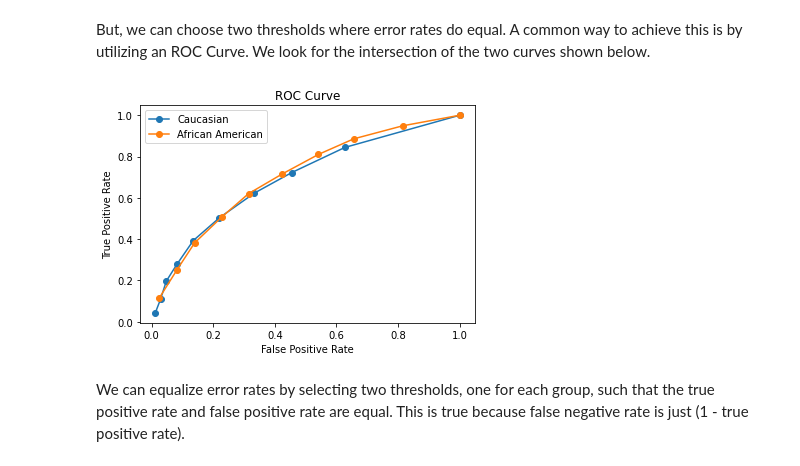
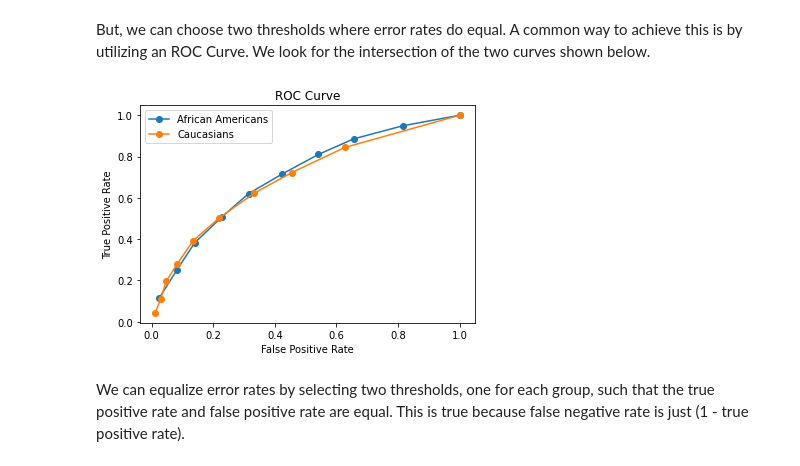
Before and after one commit to aimandrell/fairness-in-decision-making, a Jupyter notebook: COMPAS Risk Assessment.ipynb, the cells around one changed output. Cells and saved outputs as stored; diff of their text form; code cells hidden in the pictures.

```diff
--- a/COMPAS Risk Assessment.ipynb
+++ b/COMPAS Risk Assessment.ipynb
@@ -290,13 +291,14 @@ But, we can choose two thresholds where error rates do equal. A common way to ac
 # %%
 plt.figure()
 
-roc_caucasian = plt.plot(fpr_caucasians, 1 - np.array(fnr_caucasians), '-o', label='Caucasian')
-roc_african_american = plt.plot(fpr_african_americans, 1 - np.array(fnr_african_americans), '-o', label='African American')
+roc_african_american = plt.plot(fpr_african_americans, 1 - np.array(fnr_african_americans), '-o', label='African Americans')
+roc_caucasian = plt.plot(fpr_caucasians, 1 - np.array(fnr_caucasians), '-o', label='Caucasians')
+
 plt.xlabel('False Positive Rate'); plt.ylabel('True Positive Rate'); plt.title('ROC Curve')
 plt.legend()
 plt.show();
 # %% [output]
-[figure, old version]
+[figure, new version]
 # %% [markdown]
 We can equalize error rates by selecting two thresholds, one for each group, such that the true positive rate and false positive rate are equal. This is true because false negative rate is just (1 - true positive rate).
 # %% [markdown]
```
Also changed, not shown: parts of 6 cells of this notebook.
